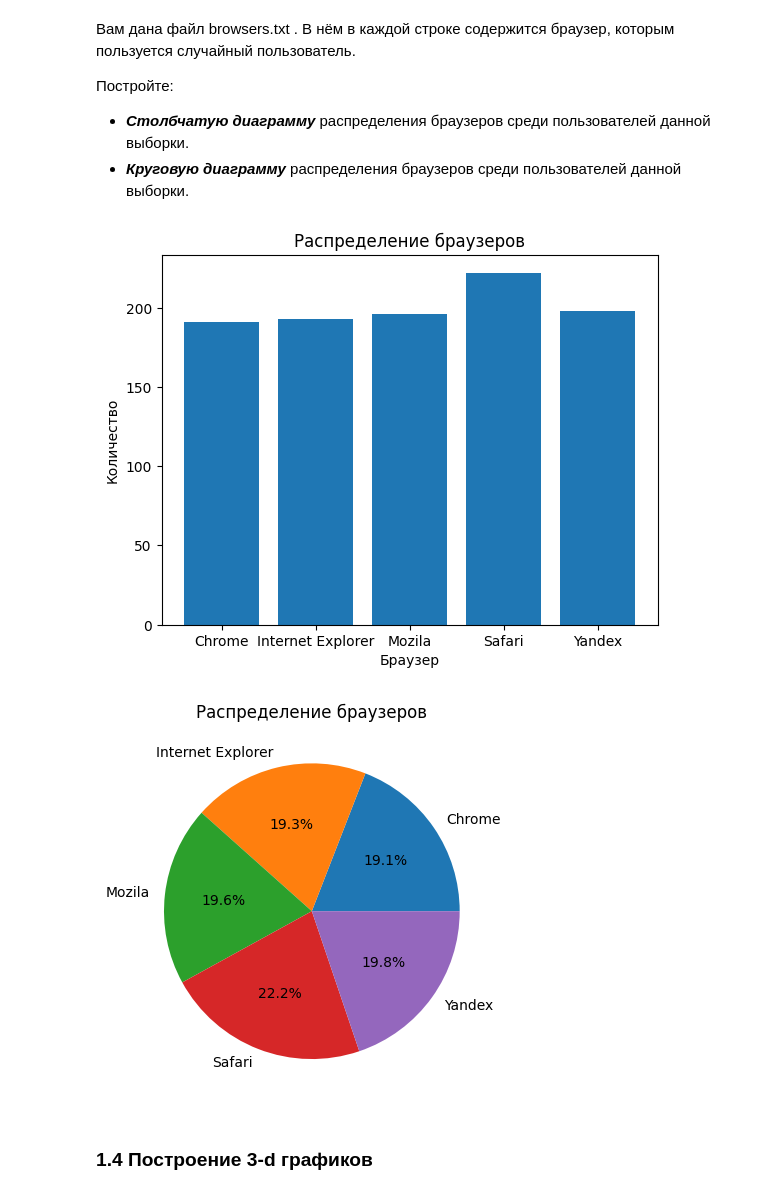
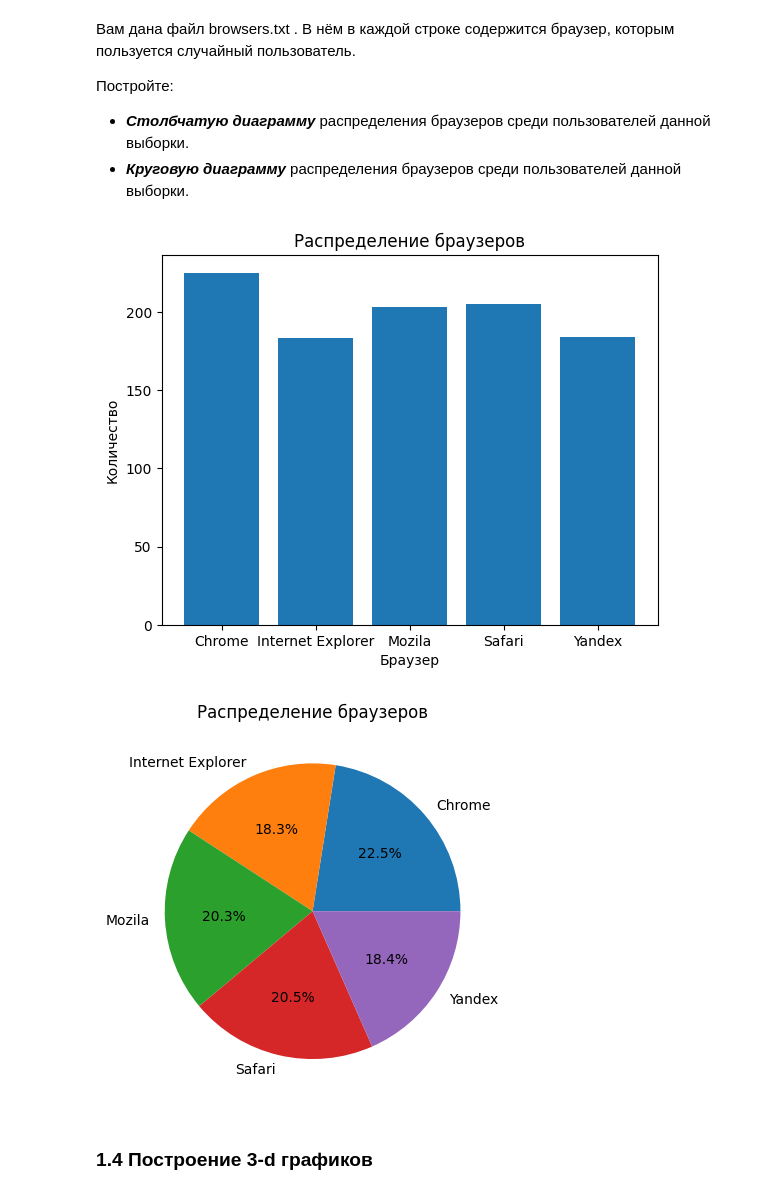
Before and after one commit to skolkovo-bba/informatics3, a Jupyter notebook: Решения/s3_lab05.ipynb, the cells around one changed output. Drawn from its saved outputs; the diff is of its cells as text; code cells hidden in the pictures.

```diff
--- a/Решения/s3_lab05.ipynb
+++ b/Решения/s3_lab05.ipynb
@@ -213,23 +213,23 @@ plt.show()
 * ***Столбчатую диаграмму*** распределения браузеров среди пользователей данной выборки.
 * ***Круговую диаграмму*** распределения браузеров среди пользователей данной выборки.
 # %%
-a=open('browsers.csv').read().split(',')
-names,counts=np.unique(a,return_counts=True)
+a = open('browsers.txt').read().split('\n')
+names, counts = np.unique(a,return_counts=True)
 plt.bar(names,counts, )
 plt.xlabel('Браузер')
 plt.ylabel('Количество')
 plt.title('Распределение браузеров')
 plt.show()
 # %% [output]
-[figure, old version]
+[figure, new version]
 # %%
-a=open('browsers.csv').read().split(',')
+a = open('browsers.txt').read().split('\n')
 names,counts=np.unique(a,return_counts=True)
 plt.pie(counts,labels=names ,autopct='%1.1f%%')
 plt.title('Распределение браузеров')
 plt.show()
 # %% [output]
-[figure, old version]
+[figure, new version]
 # %% [markdown]
 ### 1.4 Построение 3-d графиков
 # %%
```
Also changed, not shown: parts of 12 cells of this notebook, 13 other files.
